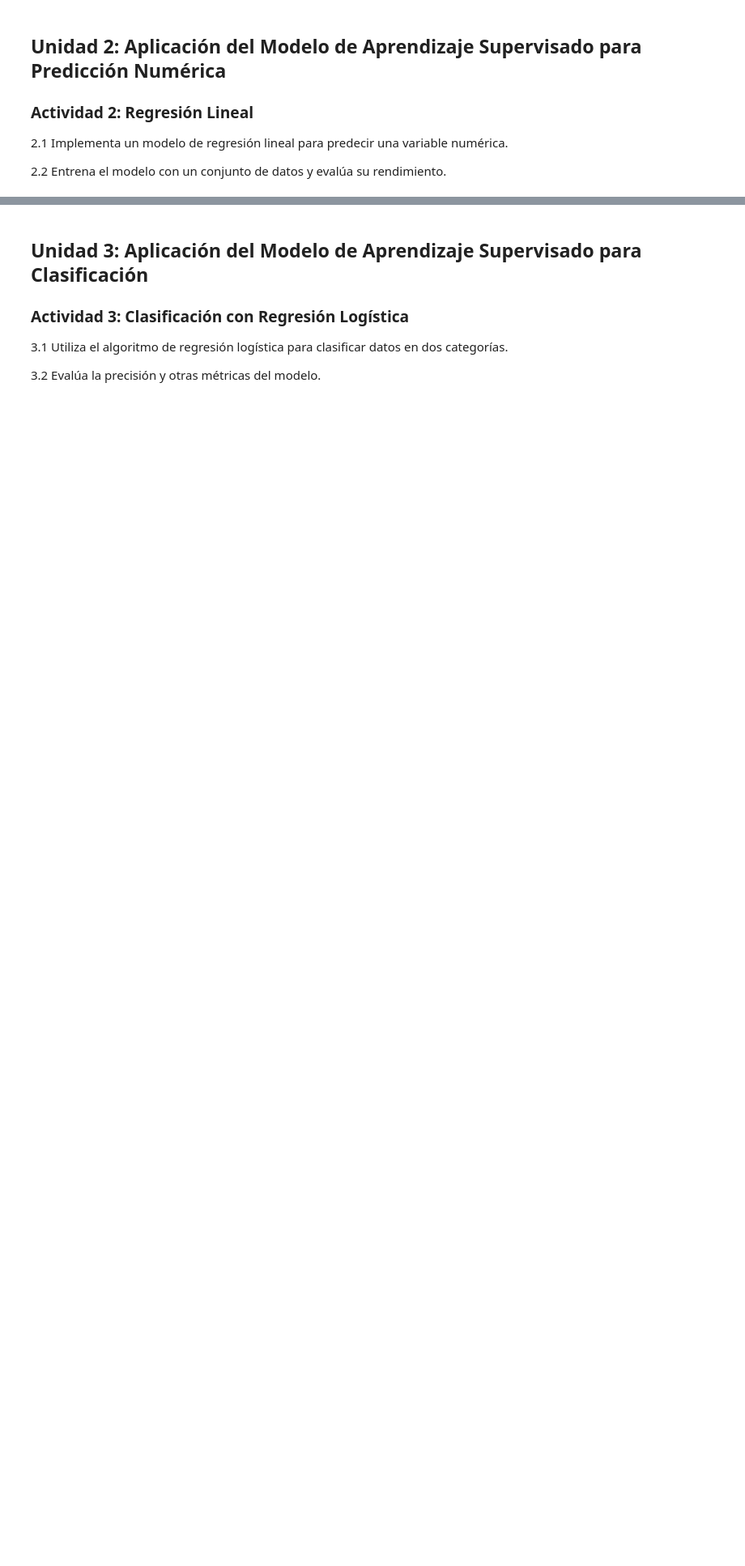
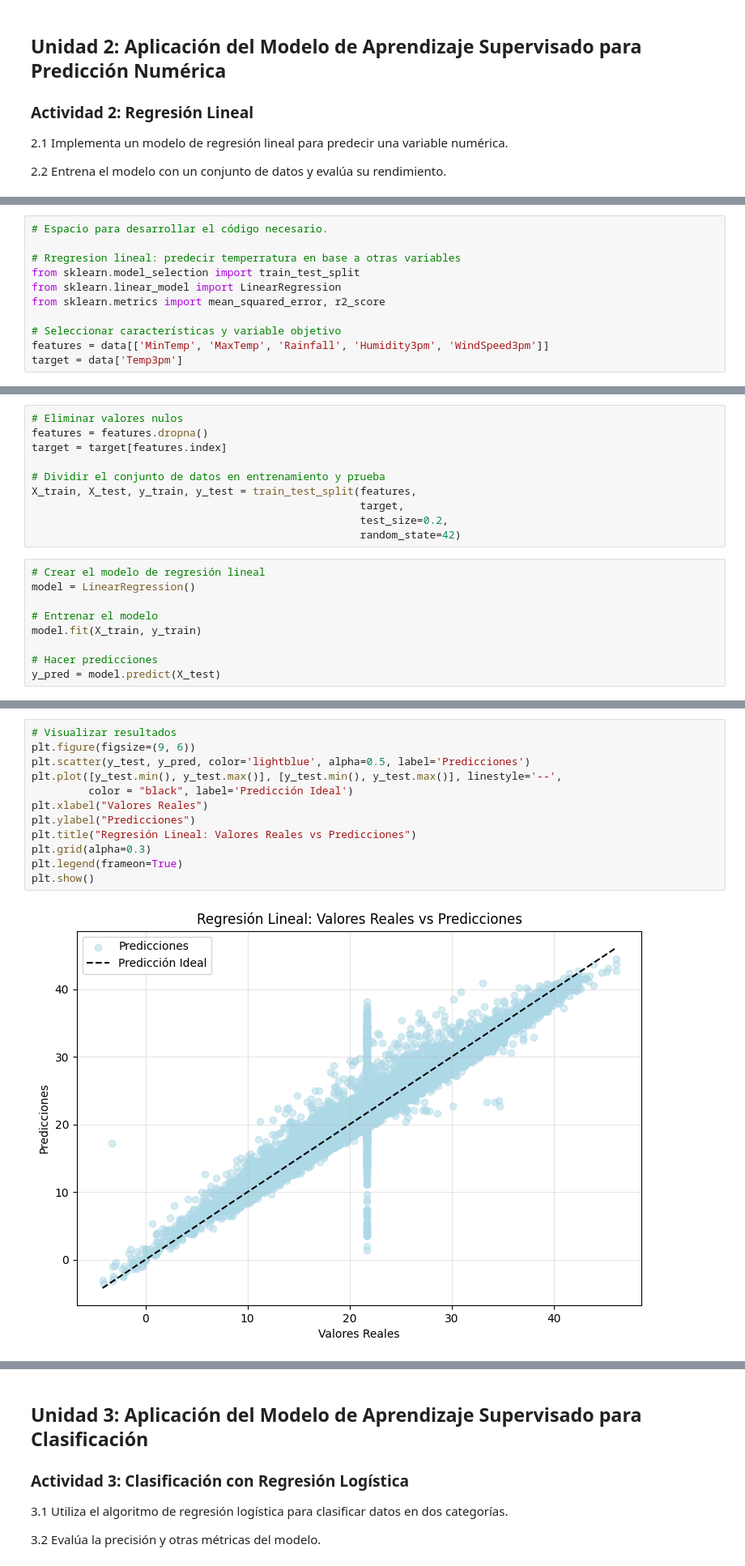
Before and after one commit to alanPalma25/sic-2025-python-ai, a Jupyter notebook: ia_module/activities/sem11_asin_capítulo5_AI.ipynb, the cells around one changed output, grey strips where cells are left out. Shown: that part at 81% size. Drawn from its saved outputs; the diff is of its cells as text; blank space fills up the shorter version.

```diff
--- a/ia_module/activities/sem11_asin_capítulo5_AI.ipynb
+++ b/ia_module/activities/sem11_asin_capítulo5_AI.ipynb
@@ -86,0 +88,11 @@ plt.show()
+# %%
+# Espacio para desarrollar el código necesario.
+
+# Rregresion lineal: predecir temperratura en base a otras variables
+from sklearn.model_selection import train_test_split
+from sklearn.linear_model import LinearRegression
+from sklearn.metrics import mean_squared_error, r2_score
+
+# Seleccionar características y variable objetivo
+features = data[['MinTemp', 'MaxTemp', 'Rainfall', 'Humidity3pm', 'WindSpeed3pm']]
+target = data['Temp3pm']
@@ -86,0 +111,19 @@ plt.show()
+# %%
+# Eliminar valores nulos
+features = features.dropna()
+target = target[features.index]
+
+# Dividir el conjunto de datos en entrenamiento y prueba
+X_train, X_test, y_train, y_test = train_test_split(features,
+                                                    target,
+                                                    test_size=0.2,
+                                                    random_state=42)
+# %%
+# Crear el modelo de regresión lineal
+model = LinearRegression()
+
+# Entrenar el modelo
+model.fit(X_train, y_train)
+
+# Hacer predicciones
+y_pred = model.predict(X_test)
@@ -86,0 +140,14 @@ plt.show()
+# %%
+# Visualizar resultados
+plt.figure(figsize=(9, 6))
+plt.scatter(y_test, y_pred, color='lightblue', alpha=0.5, label='Predicciones')
+plt.plot([y_test.min(), y_test.max()], [y_test.min(), y_test.max()], linestyle='--',
+         color = "black", label='Predicción Ideal')
+plt.xlabel("Valores Reales")
+plt.ylabel("Predicciones")
+plt.title("Regresión Lineal: Valores Reales vs Predicciones")
+plt.grid(alpha=0.3)
+plt.legend(frameon=True)
+plt.show()
+# %% [output]
+[figure, added]
```
Also changed, not shown: parts of 20 cells of this notebook.
